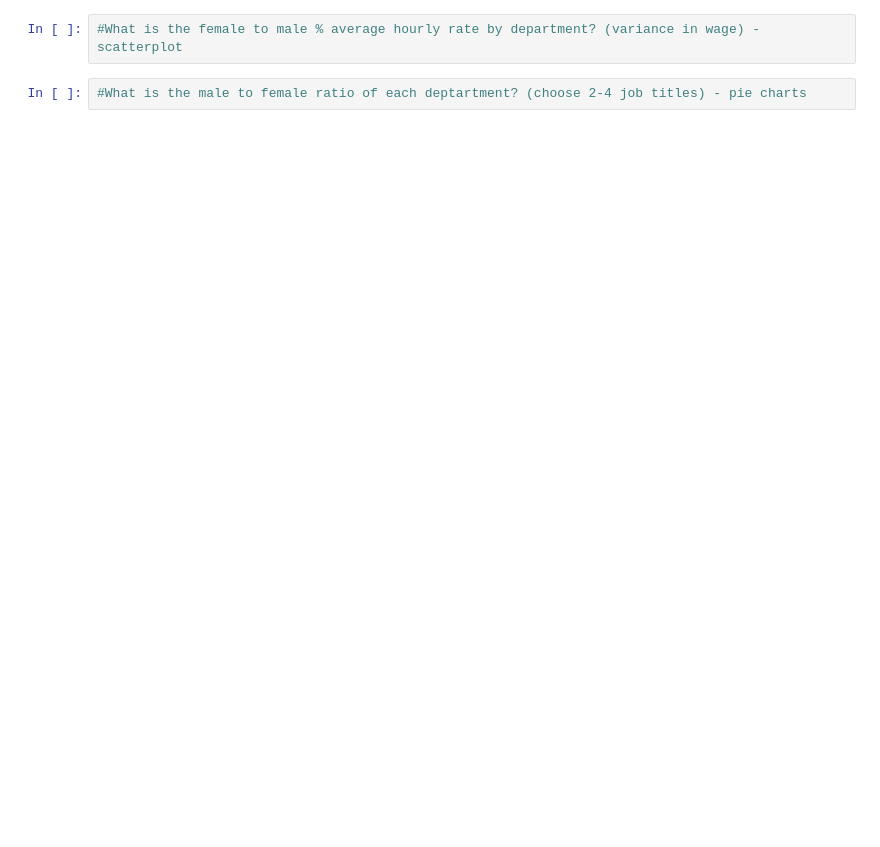
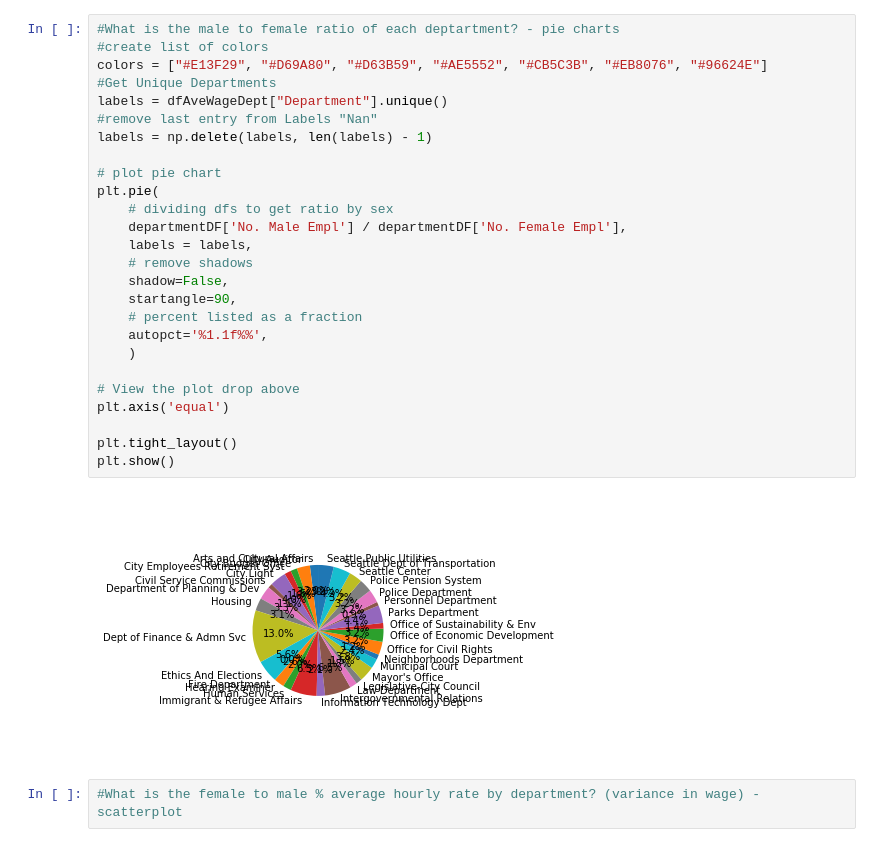
Before and after one commit to garrettsanders/Wage_Gap_Seattle, a Jupyter notebook: first_file_alex.ipynb, the cells around one changed output. Drawn from its saved outputs; the diff is of its cells as text; blank space fills up the shorter version.

```diff
--- a/first_file_alex.ipynb
+++ b/first_file_alex.ipynb
@@ -57,4 +49,30 @@ dfAveHrWageDept.groupby(
+# %%
+#What is the male to female ratio of each deptartment? - pie charts
+#create list of colors
+colors = ["#E13F29", "#D69A80", "#D63B59", "#AE5552", "#CB5C3B", "#EB8076", "#96624E"]
+#Get Unique Departments
+labels = dfAveWageDept["Department"].unique()
+#remove last entry from Labels "Nan"
+labels = np.delete(labels, len(labels) - 1)
+
+# plot pie chart
+plt.pie(
+    # dividing dfs to get ratio by sex
+    departmentDF['No. Male Empl'] / departmentDF['No. Female Empl'],
+    labels = labels,
+    # remove shadows
+    shadow=False,
+    startangle=90,
+    # percent listed as a fraction
+    autopct='%1.1f%%',
+    )
+
+# View the plot drop above
+plt.axis('equal')
+
+plt.tight_layout()
+plt.show()
+# %% [output]
+[figure, added]
 # %%
 #What is the female to male % average hourly rate by department? (variance in wage) - scatterplot
-# %%
-#What is the male to female ratio of each deptartment? (choose 2-4 job titles) - pie charts
```
Also changed, not shown: parts of 5 cells of this notebook.
